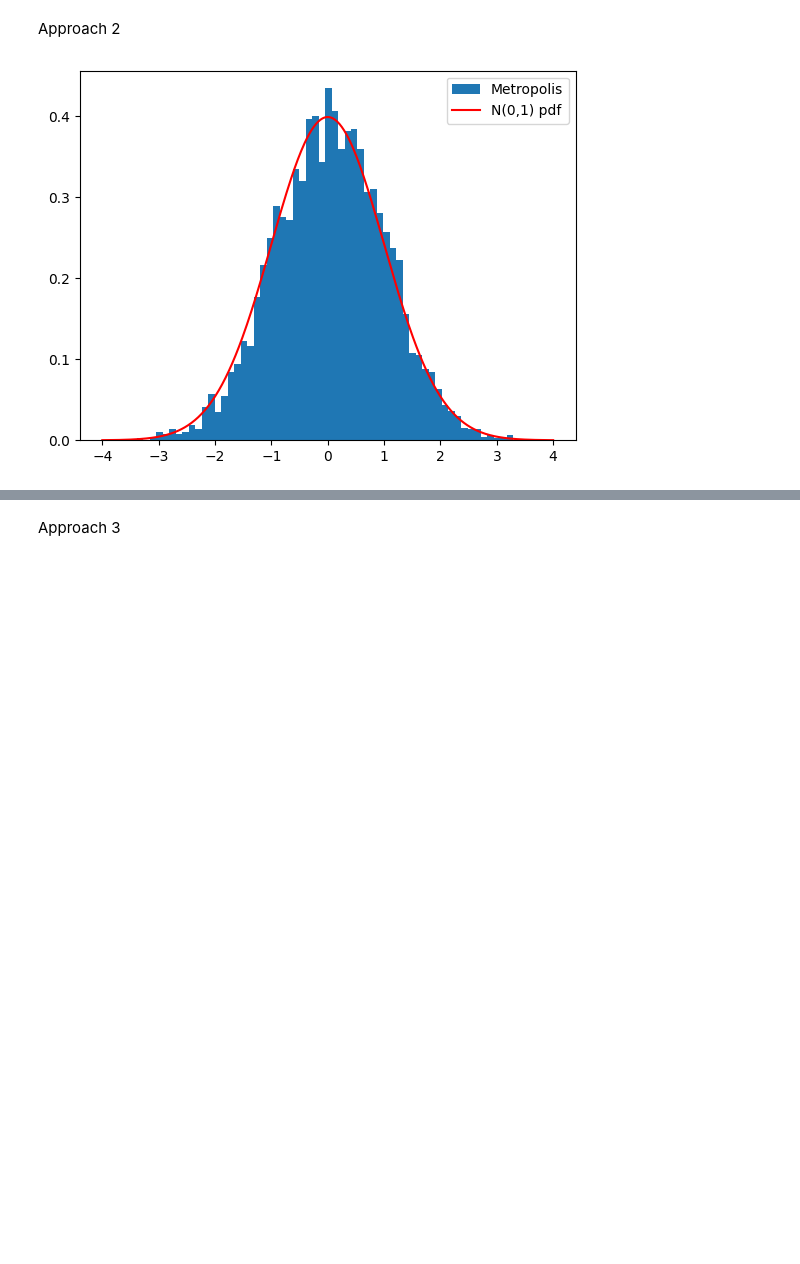
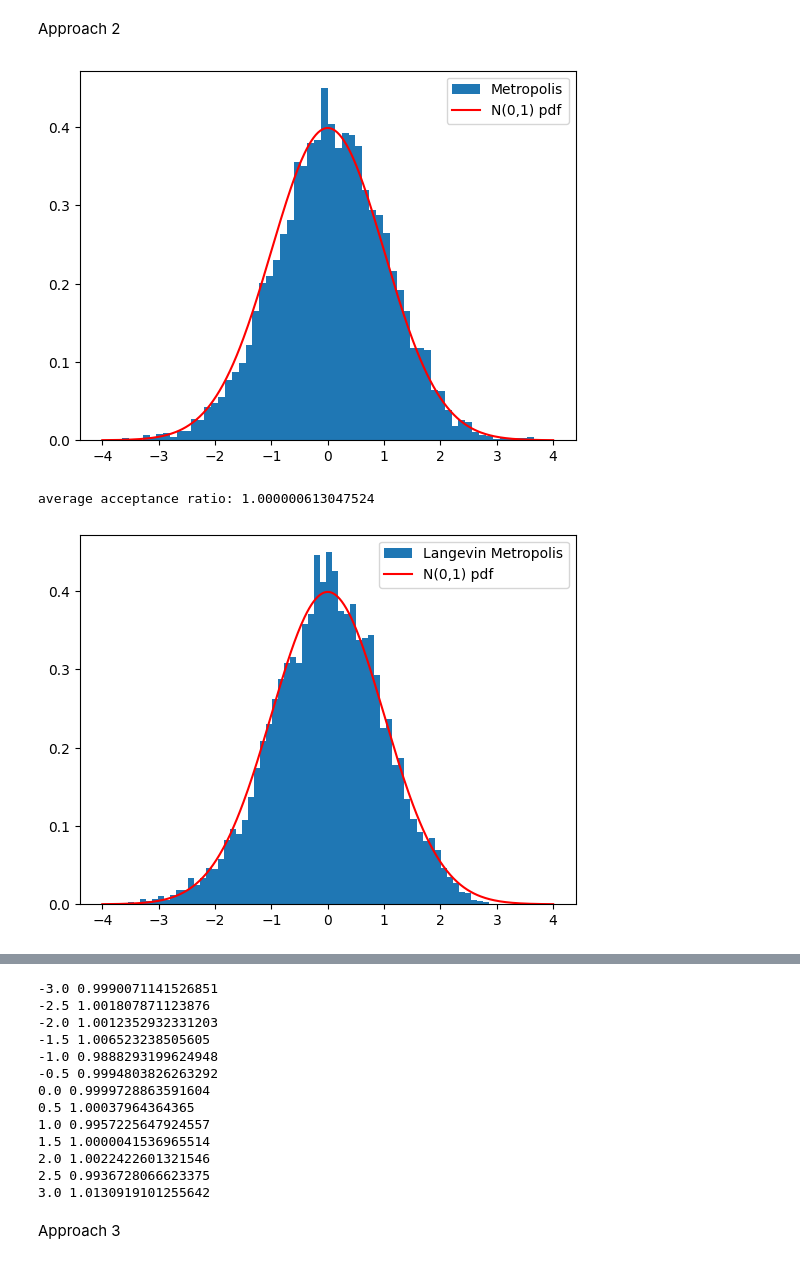
Before and after one commit to MuhammadAli8209/PHYS_PROJECTS, a Jupyter notebook: Project 3/machine_learning.ipynb, the cells around one changed output, grey strips where cells are left out. Cells and saved outputs as stored; diff of their text form; code cells hidden in the pictures; blank space fills up the shorter version.

```diff
--- a/Project 3/machine_learning.ipynb
+++ b/Project 3/machine_learning.ipynb
@@ -165,6 +158,13 @@ plt.show()
 # %% [markdown]
 **Training Inputs**
 # %%
+def corrupt(v, k):
+    out = v.copy()
+    idx = np.arange(len(v))
+    np.random.shuffle(idx)
+    out[idx[:k]] *= -1
+    return out
+
 face = np.asarray(makeImage.MakeFace()).astype(int).flatten()
 face[face == 0] = -1
 
@@ -186,6 +186,9 @@ img[:, :cols] = -1
 network.states = img.flatten()
 network.show_state("corrupted input")
 
+for _ in range(30):
+    network.update()
+network.show_state("intermediate (30 updates)")
 network.run_until_converge()
 network.show_state("converged output")
 
@@ -202,9 +205,22 @@ tree_img[:side // 2, :] = -1
 network.states = tree_img.flatten()
 network.show_state("corrupted input")
 
+for _ in range(30):
+    network.update()
+network.show_state("intermediate (30 updates)")
 network.run_until_converge()
 network.show_state("converged output")
 
 print("overlap with tree:", network.states @ tree)
+
+for name, mem in [("face", face), ("tree", tree)]:
+    for k in [5, 15, 30]:
+        net = HopfieldNetwork.build(N)
+        net.memorize(np.column_stack((face, tree)))
+        net.states = corrupt(mem, k)
+        net.show_state(f"{name}: {k} bits flipped")
+        net.run_until_converge()
+        net.show_state(f"{name}: restored")
+        print(name, k, "Hamming distance:", np.sum(net.states != mem))
 # %% [output]
 [figure]
@@ -338,15 +451,37 @@ Approach 2
 # %%
 ## Metropolis: propose x' from T(x -> x'), accept with A = pi(x')/pi(x) * T(x' -> x)/T(x -> x')
 ## pi(x) = e^(-E(x))
 
 T = 10_000
 delta = .5
 metro = Diffuser.Metropolis(1, T, delta, Diffuser.simple_oscillator_Energy)[1000:]
 
 plt.hist(metro, bins=60, density=True, label="Metropolis")
 xs = np.linspace(-4, 4, 400)
 plt.plot(xs, np.exp(-xs**2 / 2) / np.sqrt(2*np.pi), "r-", label="N(0,1) pdf")
 plt.legend()
 plt.show()
+
+delta = .05
+langevin, ratios = Diffuser.LangevinMetropolis(1, T, delta, Diffuser.simple_oscillator_Energy, Diffuser.simple_oscillator_Force)
+
+print("average acceptance ratio:", np.mean(ratios))
+
+plt.hist(langevin[1000:], bins=60, density=True, label="Langevin Metropolis")
+plt.plot(xs, np.exp(-xs**2 / 2) / np.sqrt(2*np.pi), "r-", label="N(0,1) pdf")
+plt.legend()
+plt.show()
+
+plt.hist(ratios, bins=60)
+plt.xlabel("Acceptance ratio")
+plt.show()
+
+points = np.linspace(-3, 3, 13)
+
+for x in points:
+    new = x + (delta/2) * Diffuser.simple_oscillator_Force(x) + np.sqrt(delta) * np.random.randn()
+    print(x, Diffuser.AcceptanceRatio(x, new, delta, Diffuser.simple_oscillator_Energy, Diffuser.simple_oscillator_Force))
 # %% [output]
-[figure, old version]
+[figure, new version]
+average acceptance ratio: 1.000000613047524
+[figure, added]
@@ -353,2 +489,15 @@ plt.show()
+-3.0 0.9990071141526851
+-2.5 1.001807871123876
+-2.0 1.0012352932331203
+-1.5 1.006523238505605
+-1.0 0.9888293199624948
+-0.5 0.9994803826263292
+0.0 0.9999728863591604
+0.5 1.00037964364365
+1.0 0.9957225647924557
+1.5 1.0000041536965514
+2.0 1.0022422601321546
+2.5 0.9936728066623375
+3.0 1.0130919101255642
 # %% [markdown]
 Approach 3
```
Also changed, not shown: parts of 17 cells of this notebook, 3 other files.
